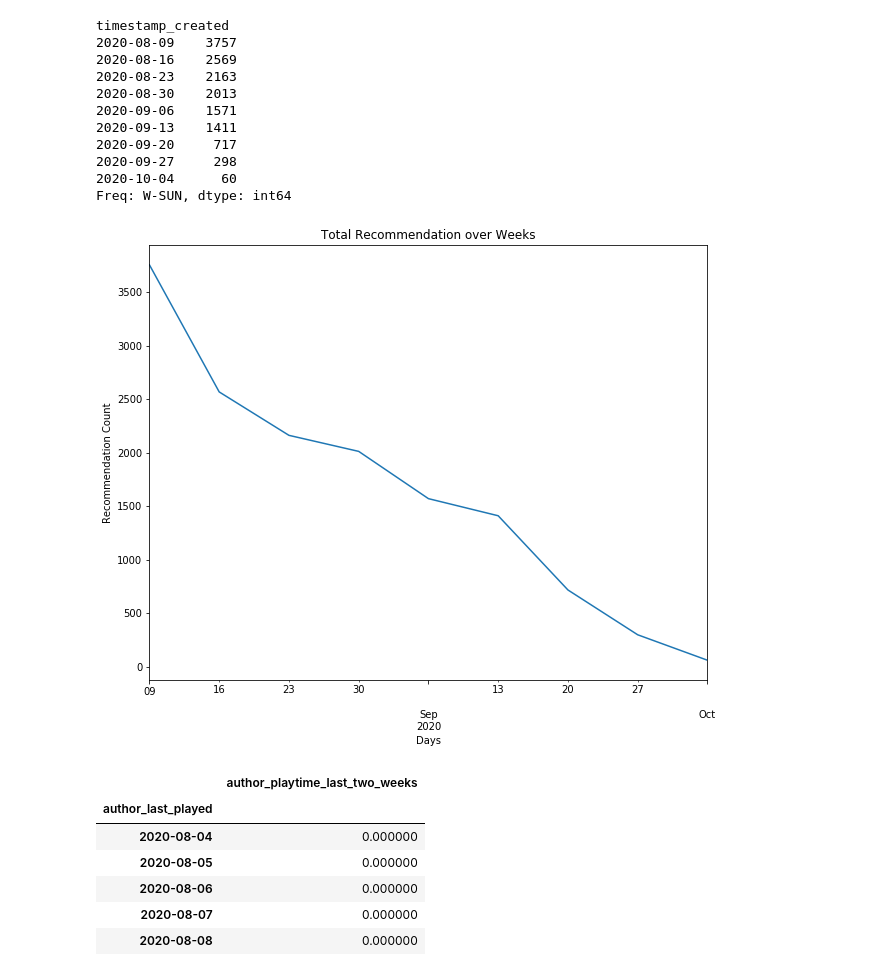
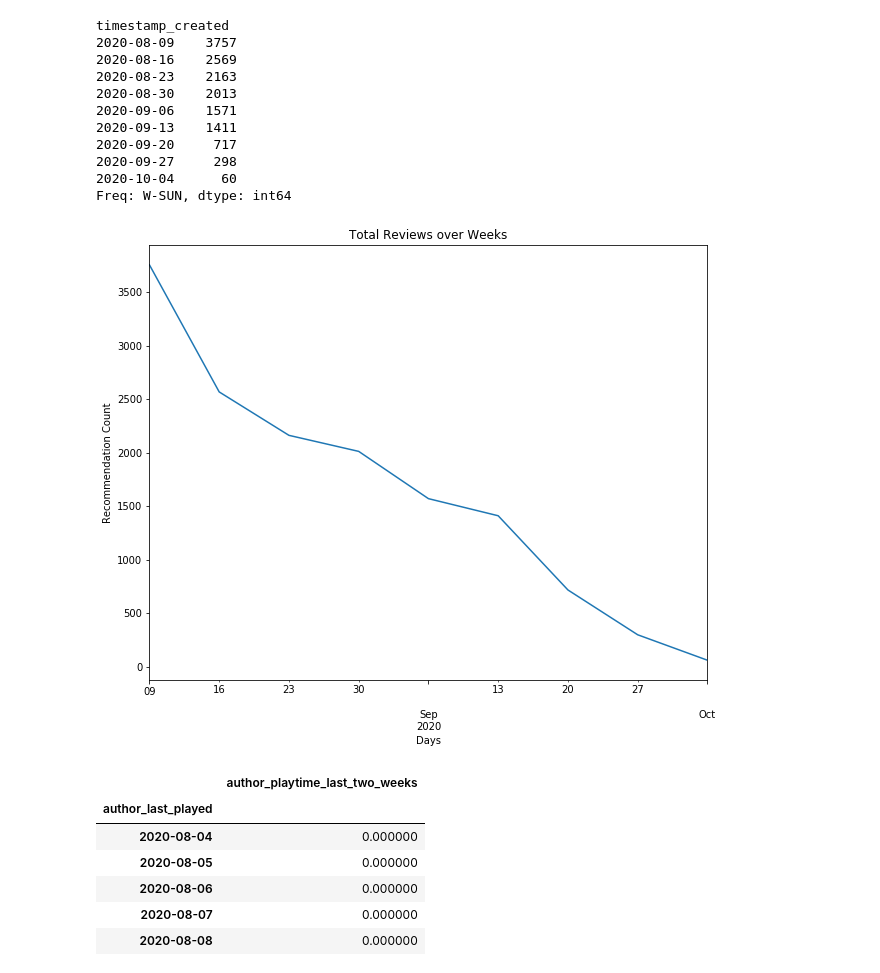
Before and after one commit to lauralesmana/Analyzing-Fall-Guys-Review, a Jupyter notebook: EDA.ipynb, the cells around one changed output. Cells and saved outputs as stored; diff of their text form; code cells hidden in the pictures.

```diff
--- a/EDA.ipynb
+++ b/EDA.ipynb
@@ -407,13 +390,13 @@ Freq: W-SUN, dtype: int64
 # %%
 plt.figure(figsize=(10,8))
 reviews_week.plot.line()
 
-plt.title('Total Recommendation over Weeks')
+plt.title('Total Reviews over Weeks')
 plt.xlabel('Days')
 plt.ylabel('Recommendation Count')
 plt.show()
 # %% [output]
-[figure, old version]
+[figure, new version]
 # %%
 df_avg = df_raw.pivot_table(index='author_last_played', values='author_playtime_last_two_weeks')
 df_avg
```
Also changed, not shown: parts of 6 cells of this notebook, 4 other files.
